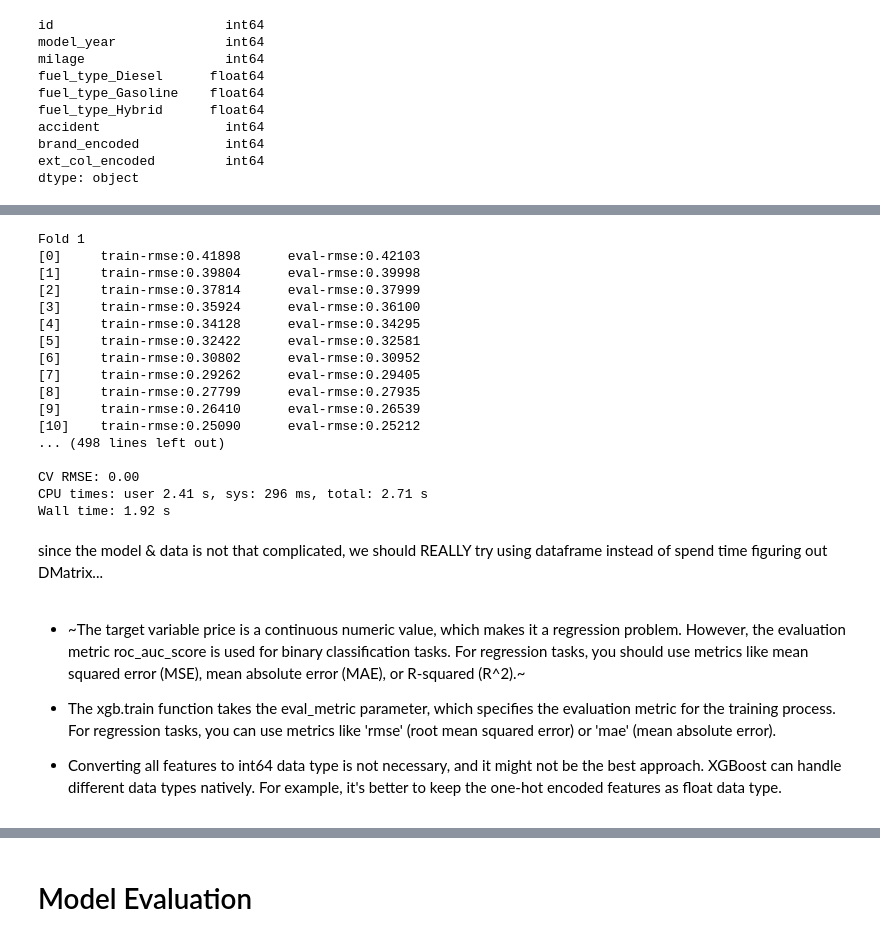
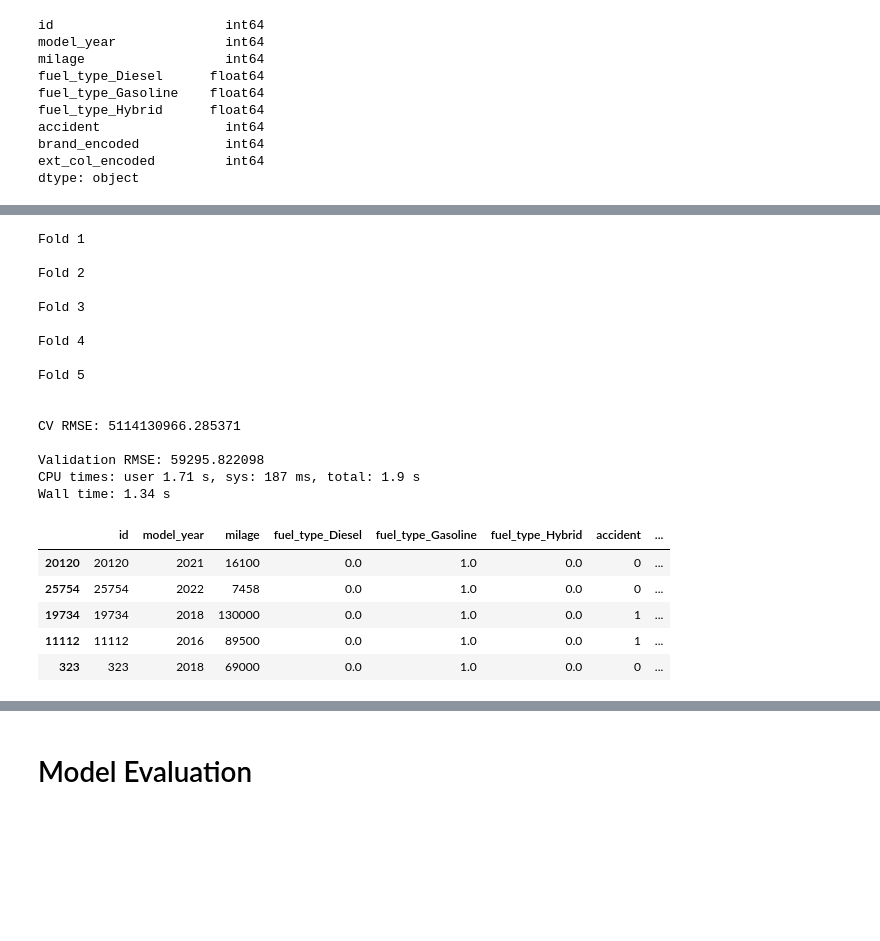
Before and after one commit to sseantheg/Car-Price-Prediction-with-XGBoost, a Jupyter notebook: Car Price Prediction with XGBoost.ipynb, the cells around one changed output, grey strips where cells are left out. Saved outputs shown, nothing was run; the diff lists cells and outputs as text; code cells hidden in the pictures; blank space fills up the shorter version.

```diff
--- a/Car Price Prediction with XGBoost.ipynb
+++ b/Car Price Prediction with XGBoost.ipynb
@@ -604,10 +604,10 @@ ext_col_encoded: [1 3 4 5 0 2 6]
 converting data type int to float:
 # %%
 train_df['accident'] = train_df['accident'].astype(int)
-train_df['price'] = train_df['accident'].astype(float)
-train_df['fuel_type_Diesel'] = train_df['accident'].astype(float)
-train_df['fuel_type_Gasoline'] = train_df['accident'].astype(float)
-train_df['fuel_type_Hybrid'] = train_df['accident'].astype(float)
+train_df['price'] = train_df['price'].astype(float)
+train_df['fuel_type_Diesel'] = train_df['fuel_type_Diesel'].astype(float)
+train_df['fuel_type_Gasoline'] = train_df['fuel_type_Gasoline'].astype(float)
+train_df['fuel_type_Hybrid'] = train_df['fuel_type_Hybrid'].astype(float)
 train_df.dtypes
 # %% [output]
 id                      int64
@@ -623,9 +623,9 @@ price                 float64
 dtype: object
 # %%
 test_df['accident'] = test_df['accident'].astype(int)
-test_df['fuel_type_Diesel'] = test_df['accident'].astype(float)
-test_df['fuel_type_Gasoline'] = test_df['accident'].astype(float)
-test_df['fuel_type_Hybrid'] = test_df['accident'].astype(float)
+test_df['fuel_type_Diesel'] = test_df['fuel_type_Diesel'].astype(float)
+test_df['fuel_type_Gasoline'] = test_df['fuel_type_Gasoline'].astype(float)
+test_df['fuel_type_Hybrid'] = test_df['fuel_type_Hybrid'].astype(float)
 test_df.dtypes
 # %% [output]
 id                      int64
@@ -658,6 +646,6 @@ We will build a basic model (say logistic regression/ random forest/ decision tr
 # %%
 # import cudf as cu
-from sklearn.model_selection import KFold
+from sklearn.model_selection import KFold, train_test_split
 from sklearn import metrics
 # import gc
 import xgboost as xgb  # Use XGBRegressor for regression tasks
@@ -685,6 +673,9 @@ model_params = {
     'device' : 'cuda'
     }
 
+# Split the data into training and validation sets
+train_df, val_df = train_test_split(train_df, test_size=0.2, random_state=2019)
+
 model = xgb.XGBRegressor(**model_params)
 
 # # Train the model
@@ -701,7 +694,5 @@ predictors = train_df.columns.values.tolist()[1:-1]
 # %%
 %%time
-
-#change target to price...
 
 i = 1
 for train_index, valid_index in kf.split(train_df):
@@ -713,36 +704,44 @@ for train_index, valid_index in kf.split(train_df):
 
 
     clf = xgb.train(model_params, xg_train, ITERATIONS, evals=[(xg_train, "train"), (xg_valid, "eval")],
-                early_stopping_rounds=EARLY_STOP, verbose_eval=True)
+                early_stopping_rounds=EARLY_STOP, verbose_eval=False)
     oof[valid_index] = clf.predict(xgb.DMatrix(train_df.iloc[valid_index][predictors].values))
 
     predictions += clf.predict(xgb.DMatrix(test_df[predictors].values)) / nfold
     i = i + 1
 
-print("\n\nCV RMSE: {:<0.2f}".format(metrics.mean_squared_error(train_df.price.values, oof)))
+print("\n\nCV RMSE: {:<0.6f}".format(metrics.mean_squared_error(train_df.price.values, oof)))
+
+
+# Evaluate on the validation set
+val_data = xgb.DMatrix(val_df[predictors].values, val_df[target].values)
+val_predictions = clf.predict(val_data)
+val_rmse = np.sqrt(metrics.mean_squared_error(val_df[target].values, val_predictions))
+print(f"\nValidation RMSE: {val_rmse:.6f}")
 # %% [output]
 Fold 1
-[0]     train-rmse:0.41898      eval-rmse:0.42103
-[1]     train-rmse:0.39804      eval-rmse:0.39998
-[2]     train-rmse:0.37814      eval-rmse:0.37999
-[3]     train-rmse:0.35924      eval-rmse:0.36100
-[4]     train-rmse:0.34128      eval-rmse:0.34295
-[5]     train-rmse:0.32422      eval-rmse:0.32581
-[6]     train-rmse:0.30802      eval-rmse:0.30952
-[7]     train-rmse:0.29262      eval-rmse:0.29405
-[8]     train-rmse:0.27799      eval-rmse:0.27935
-[9]     train-rmse:0.26410      eval-rmse:0.26539
-[10]    train-rmse:0.25090      eval-rmse:0.25212
-... (498 lines left out)
 
-CV RMSE: 0.00
-CPU times: user 2.41 s, sys: 296 ms, total: 2.71 s
-Wall time: 1.92 s
+Fold 2
+
+Fold 3
+
+Fold 4
+
+Fold 5
+
+
+CV RMSE: 5114130966.285371
+
+Validation RMSE: 59295.822098
+CPU times: user 1.71 s, sys: 187 ms, total: 1.9 s
+Wall time: 1.34 s
-# %% [markdown]
-since the model & data is not that complicated, we should REALLY try using dataframe instead of spend time figuring out DMatrix...
-# %% [markdown]
-* ~The target variable price is a continuous numeric value, which makes it a regression problem. However, the evaluation metric roc_auc_score is used for binary classification tasks. For regression tasks, you should use metrics like mean squared error (MSE), mean absolute error (MAE), or R-squared (R^2).~
-
-* The xgb.train function takes the eval_metric parameter, which specifies the evaluation metric for the training process. For regression tasks, you can use metrics like 'rmse' (root mean squared error) or 'mae' (mean absolute error).
-
-* Converting all features to int64 data type is not necessary, and it might not be the best approach. XGBoost can handle different data types natively. For example, it's better to keep the one-hot encoded features as float data type.
+# %%
+val_df['predicted_price'] = val_predictions
+val_df.head()
+# %% [output]
+|  | id | model_year | milage | fuel_type_Diesel | fuel_type_Gasoline | fuel_type_Hybrid | accident | ... |
+| 20120 | 20120 | 2021 | 16100 | 0.0 | 1.0 | 0.0 | 0 | ... |
+| 25754 | 25754 | 2022 | 7458 | 0.0 | 1.0 | 0.0 | 0 | ... |
+| 19734 | 19734 | 2018 | 130000 | 0.0 | 1.0 | 0.0 | 1 | ... |
+| 11112 | 11112 | 2016 | 89500 | 0.0 | 1.0 | 0.0 | 1 | ... |
+| 323 | 323 | 2018 | 69000 | 0.0 | 1.0 | 0.0 | 0 | ... |
```
Also changed, not shown: parts of 5 cells of this notebook.
